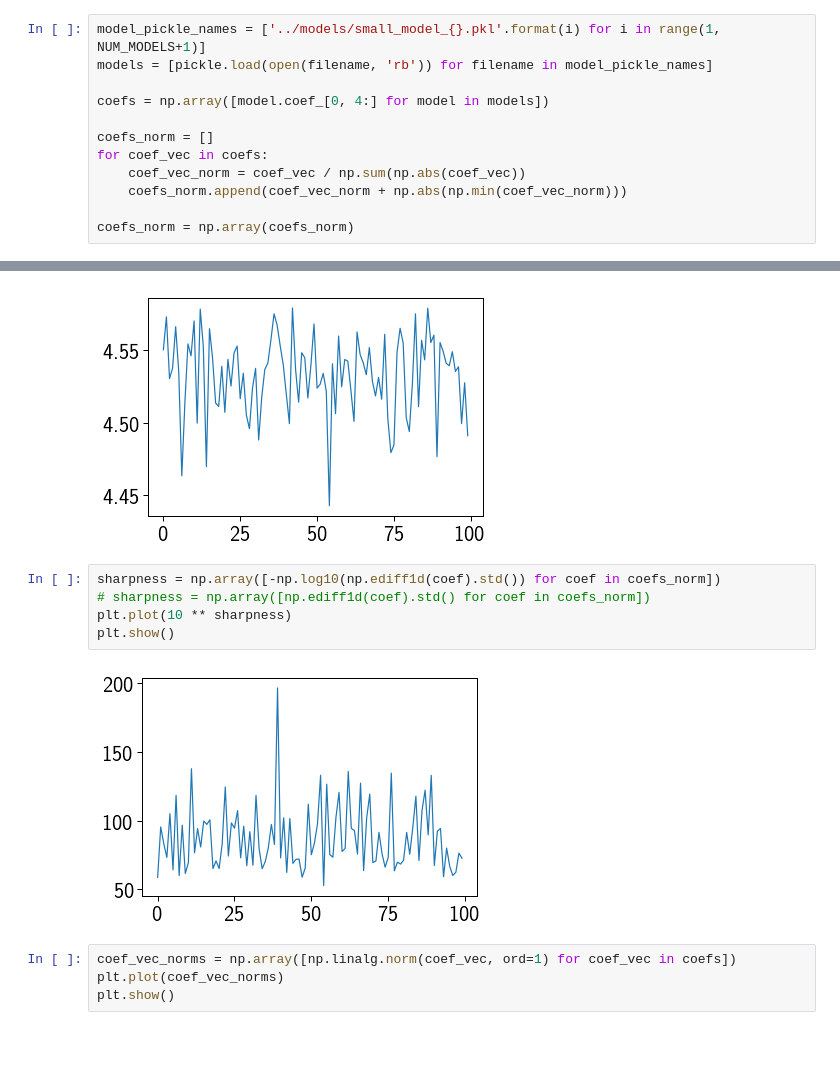
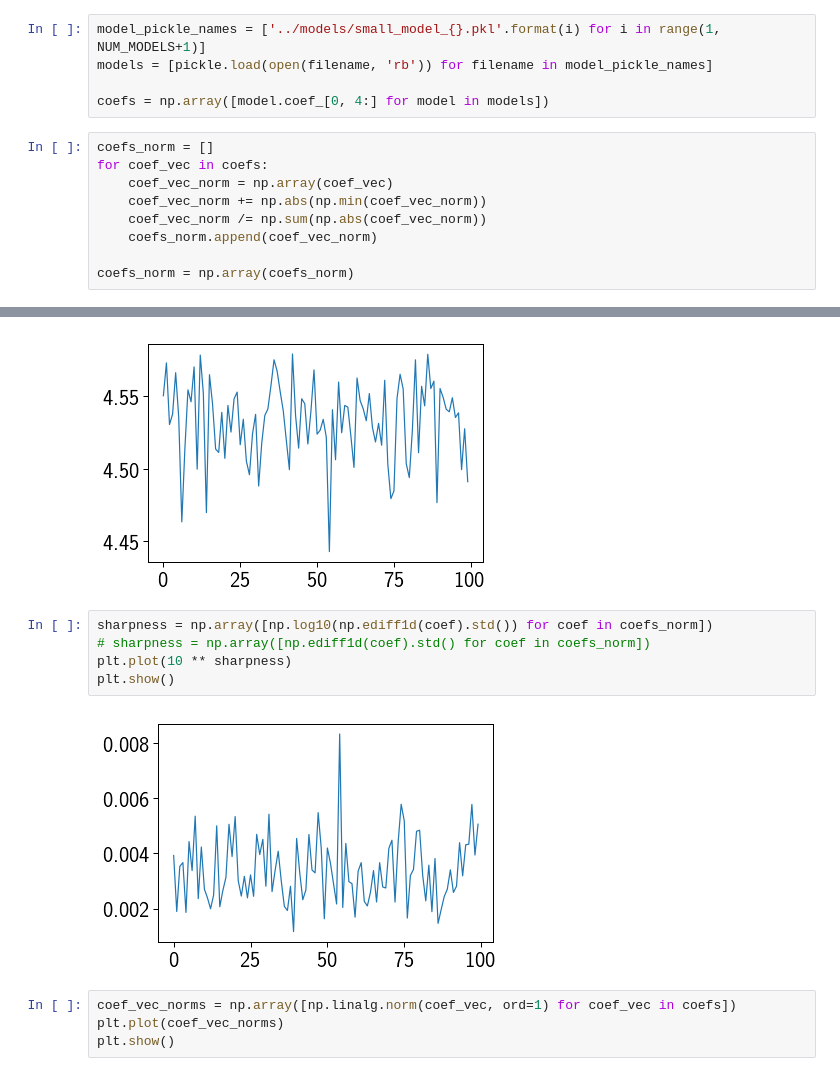
Before and after one commit to spring-epfl/trickster, a Jupyter notebook: notebooks/wfp_small_models_experiment.ipynb, the cells around one changed output, grey strips where cells are left out. Drawn from its saved outputs; the diff is of its cells as text; blank space fills up the shorter version.

```diff
--- a/notebooks/wfp_small_models_experiment.ipynb
+++ b/notebooks/wfp_small_models_experiment.ipynb
@@ -44,13 +44,15 @@ model_pickle_names = ['../models/small_model_{}.pkl'.format(i) for i in range(1,
 models = [pickle.load(open(filename, 'rb')) for filename in model_pickle_names]
 
 coefs = np.array([model.coef_[0, 4:] for model in models])
-
-coefs_norm = []
-for coef_vec in coefs:
-    coef_vec_norm = coef_vec / np.sum(np.abs(coef_vec))
-    coefs_norm.append(coef_vec_norm + np.abs(np.min(coef_vec_norm)))
-
-coefs_norm = np.array(coefs_norm)
+# %%
+coefs_norm = []
+for coef_vec in coefs:
+    coef_vec_norm = np.array(coef_vec)
+    coef_vec_norm += np.abs(np.min(coef_vec_norm))
+    coef_vec_norm /= np.sum(np.abs(coef_vec_norm))
+    coefs_norm.append(coef_vec_norm)
+
+coefs_norm = np.array(coefs_norm)
 # %% [markdown]
 We want to compare their coefficient vectors. Some of them have the coefficients rather monotone and smooth, others are changing more abruptly.
 # %% [markdown]
@@ -62,12 +64,12 @@ plt.show()
 # %% [output]
 [figure]
 # %%
-sharpness = np.array([-np.log10(np.ediff1d(coef).std()) for coef in coefs_norm])
+sharpness = np.array([np.log10(np.ediff1d(coef).std()) for coef in coefs_norm])
 # sharpness = np.array([np.ediff1d(coef).std() for coef in coefs_norm])
 plt.plot(10 ** sharpness)
 plt.show()
 # %% [output]
-[figure, old version]
+[figure, new version]
 # %%
 coef_vec_norms = np.array([np.linalg.norm(coef_vec, ord=1) for coef_vec in coefs])
 plt.plot(coef_vec_norms)
```
Also changed, not shown: parts of 19 cells of this notebook, 2 other files.
